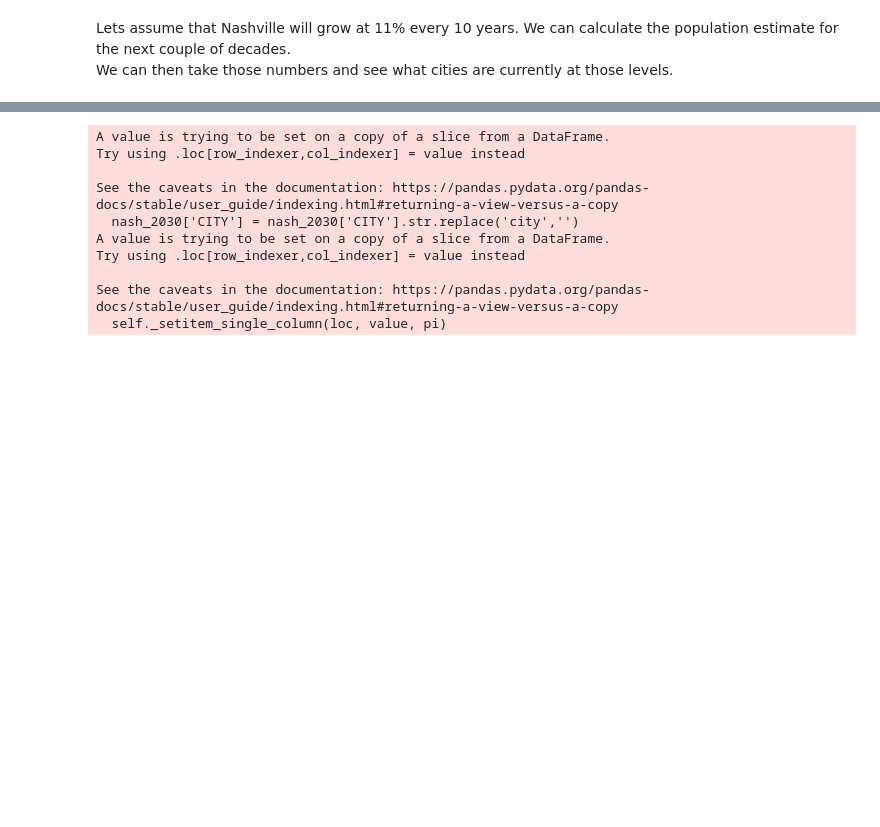
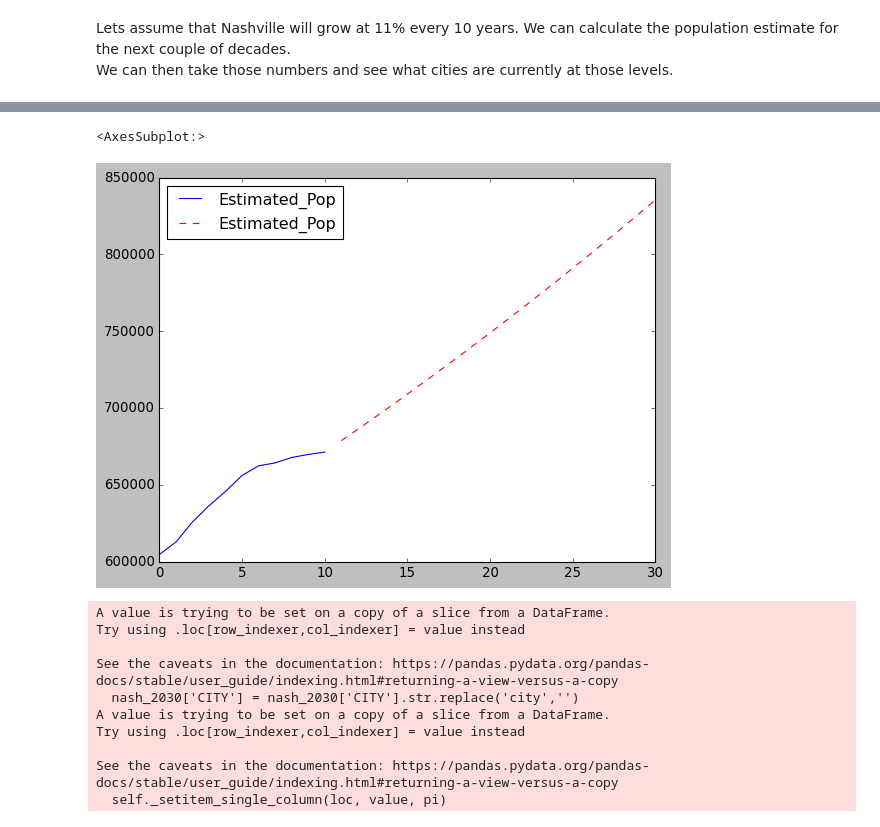
Before and after one commit to tye642/nashville_public_transportation, a Jupyter notebook: notebook/census_data_analysis.ipynb, the cells around one changed output, grey strips where cells are left out. Drawn from its saved outputs; the diff is of its cells as text; code cells hidden in the pictures; blank space fills up the shorter version.

Commit message:
some graph work

```diff
--- a/notebook/census_data_analysis.ipynb
+++ b/notebook/census_data_analysis.ipynb
@@ -293,3 +316,9 @@ memory usage: 164.0+ bytes
+# %%
+ax = forecast_pop.iloc[:11,:].plot(ls="-", color="b")
+forecast_pop.iloc[11:,:].plot(ls="--", color="r", ax=ax)
+# %% [output]
+<AxesSubplot:>
+[figure, added]
 # %%
 # Let's find current similar cities as the forecasted 2030, 2040, 2050 pop of Nash. I will still use +-10% range.
 
```
Also changed, not shown: parts of 11 cells of this notebook.
